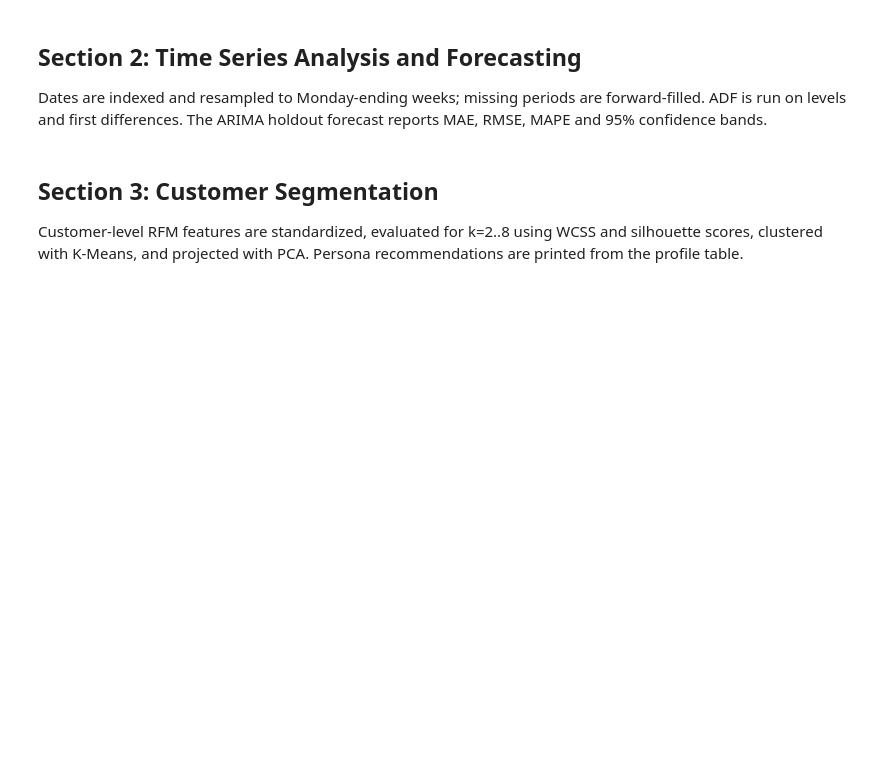
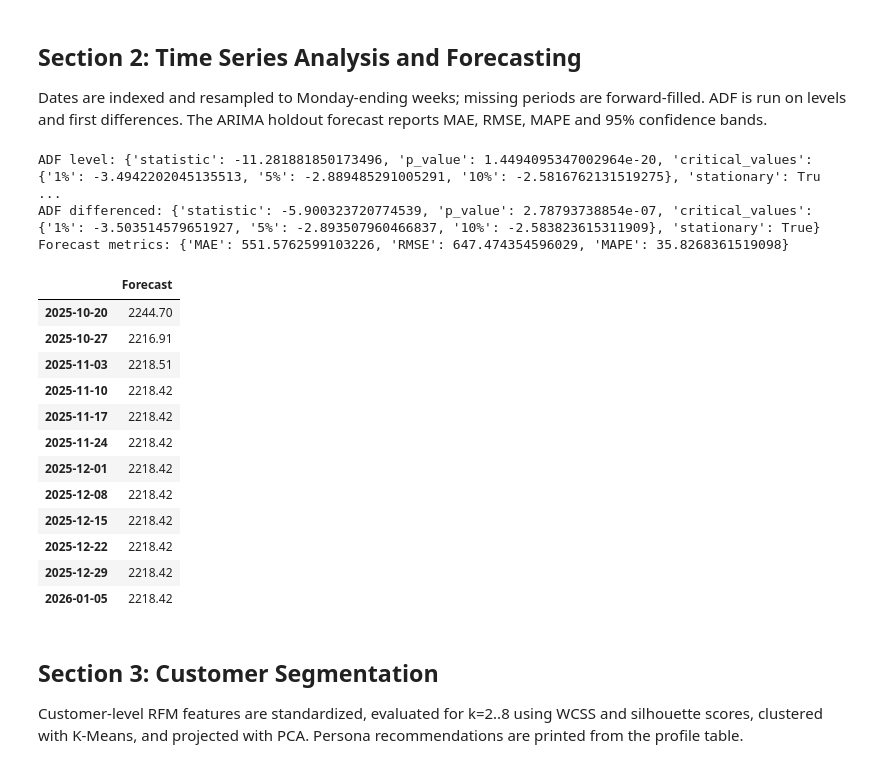
Before and after one commit to Prajyukta/ApexPlanet-task4, a Jupyter notebook: notebooks/Task_4_Advanced_Analytics_and_Modeling.ipynb, the cells around one changed output. Cells and saved outputs as stored; diff of their text form; code cells hidden in the pictures; blank space fills up the shorter version.

```diff
--- a/notebooks/Task_4_Advanced_Analytics_and_Modeling.ipynb
+++ b/notebooks/Task_4_Advanced_Analytics_and_Modeling.ipynb
@@ -43,12 +65,32 @@ fig, axis = plt.subplots(figsize=(9, 4)); data.boxplot(column='Order_Value', by=
 
 Dates are indexed and resampled to Monday-ending weeks; missing periods are forward-filled. ADF is run on levels and first differences. The ARIMA holdout forecast reports MAE, RMSE, MAPE and 95% confidence bands.
 # %%
+import joblib
+
 weekly = prepare_weekly_sales(data)
 print('ADF level:', adf_report(weekly))
 print('ADF differenced:', adf_report(weekly.diff().dropna()))
 save_decomposition(weekly, FIGURES / 'time_series/seasonal_decomposition.png')
 forecast = forecast_sales(weekly, horizon=12, figure_path=FIGURES / 'time_series/arima_forecast_12weeks.png')
+joblib.dump(forecast['model'], MODELS / 'arima_sales_model.pkl')
 print('Forecast metrics:', forecast['metrics']); display(forecast['forecast'].to_frame('Forecast').round(2))
+# %% [output]
+ADF level: {'statistic': -11.281881850173496, 'p_value': 1.4494095347002964e-20, 'critical_values': {'1%': -3.4942202045135513, '5%': -2.889485291005291, '10%': -2.5816762131519275}, 'stationary': Tru ...
+ADF differenced: {'statistic': -5.900323720774539, 'p_value': 2.78793738854e-07, 'critical_values': {'1%': -3.503514579651927, '5%': -2.893507960466837, '10%': -2.583823615311909}, 'stationary': True}
+Forecast metrics: {'MAE': 551.5762599103226, 'RMSE': 647.474354596029, 'MAPE': 35.8268361519098}
+|  | Forecast |
+| 2025-10-20 | 2244.70 |
+| 2025-10-27 | 2216.91 |
+| 2025-11-03 | 2218.51 |
+| 2025-11-10 | 2218.42 |
+| 2025-11-17 | 2218.42 |
+| 2025-11-24 | 2218.42 |
+| 2025-12-01 | 2218.42 |
+| 2025-12-08 | 2218.42 |
+| 2025-12-15 | 2218.42 |
+| 2025-12-22 | 2218.42 |
+| 2025-12-29 | 2218.42 |
+| 2026-01-05 | 2218.42 |
 # %% [markdown]
 ## Section 3: Customer Segmentation
 
```
Also changed, not shown: parts of 2 cells of this notebook, 2 other files.
